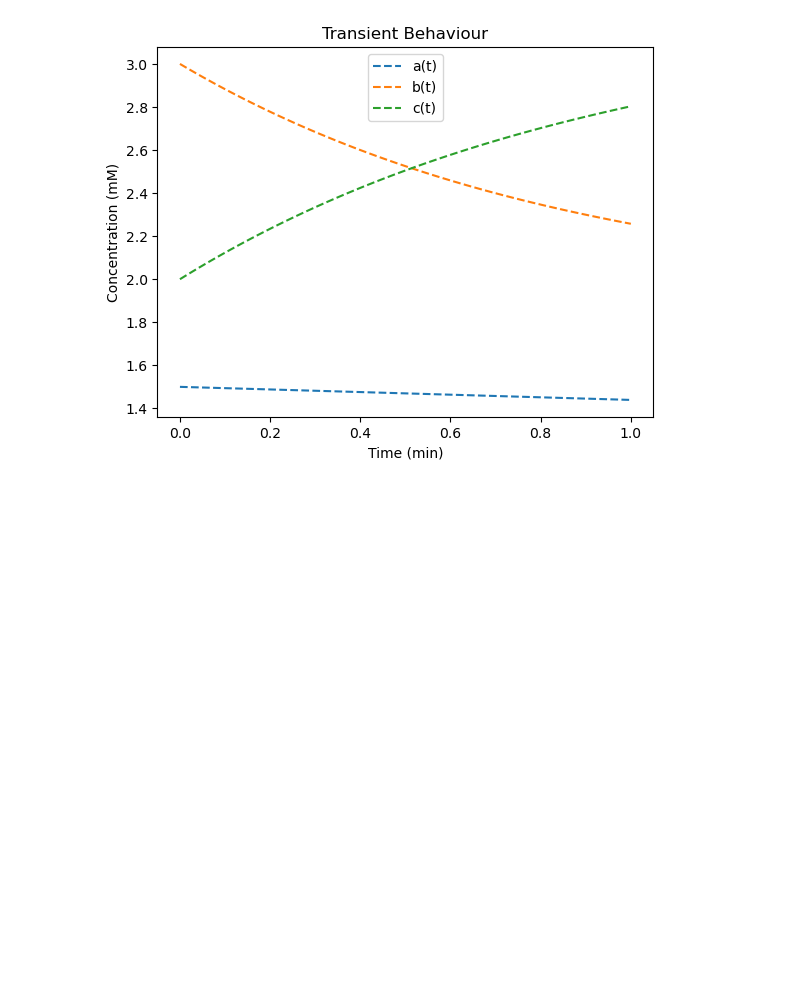
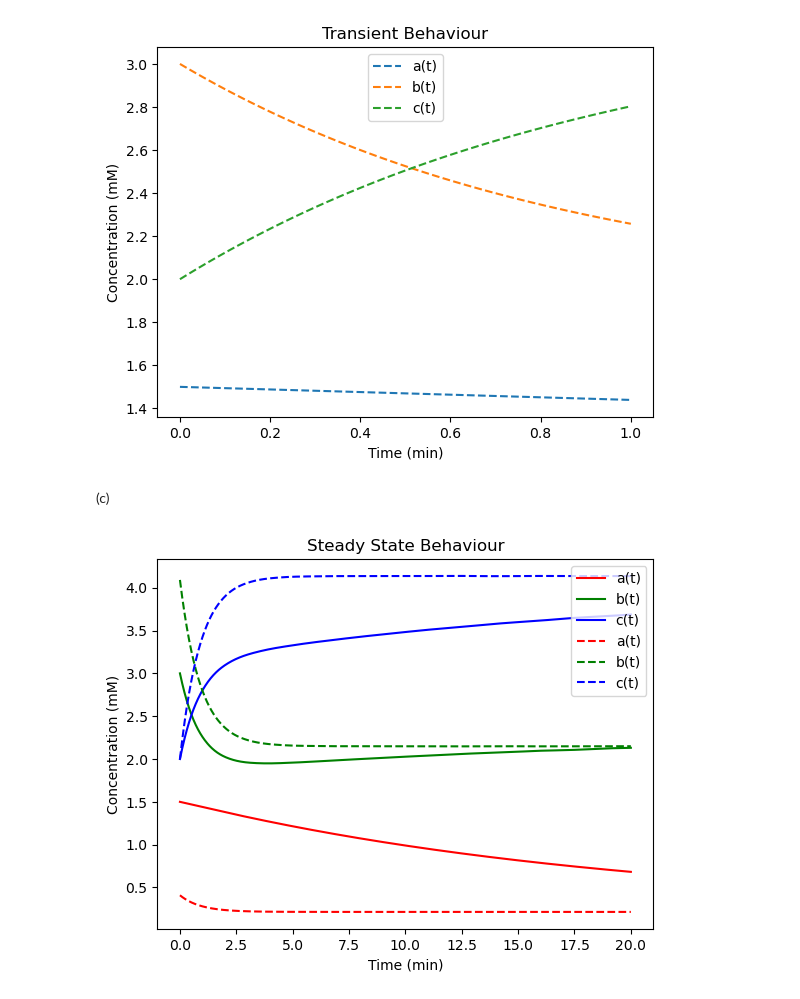
Before and after one commit to maxwellyue1/AMATH-882, a Jupyter notebook: Assignment_1.ipynb, the cells around one changed output. Cells and saved outputs as stored; diff of their text form; code cells hidden in the pictures; blank space fills up the shorter version.

```diff
--- a/Assignment_1.ipynb
+++ b/Assignment_1.ipynb
@@ -39,3 +39,34 @@ plt.legend()
 plt.show()
 # %% [output]
 [figure]
+# %% [markdown]
+(c)
+# %%
+def reduced_system(t, y):
+    dydt = [-7/10 * y[0] + 0.4 * y[1], 7/10 * y[0] - 0.4 * y[1]]
+    return dydt
+# %%
+y_0_reduced = [4.5, 2]
+time_scale = 20
+sampling_rate = 1000
+t_span1 = (0, time_scale)
+t_span1_reduced = (0, time_scale)  # Time span from 0 to 10
+# %%
+solution1 = solve_ivp(system, t_span1, y0, t_eval=np.linspace(0, time_scale, sampling_rate))
+solution1_reduced = solve_ivp(reduced_system, t_span1_reduced, y_0_reduced, t_eval=np.linspace(0, time_scale, sampling_rate))
+# %%
+plt.plot(solution1.t, solution1.y[0], label='a(t)', color='red')
+plt.plot(solution1.t, solution1.y[1], label='b(t)', color='green')
+plt.plot(solution1.t, solution1.y[2], label='c(t)', color='blue')
+
+plt.plot(solution1_reduced.t, 1/11*solution1_reduced.y[0], label='a(t)', linestyle='dashed', color='red')
+plt.plot(solution1_reduced.t, 10/11*solution1_reduced.y[0], label='b(t)', linestyle='dashed', color='green')
+plt.plot(solution1_reduced.t, solution1_reduced.y[1], label='c(t)', linestyle='dashed', color='blue')
+
+plt.xlabel('Time (min)')
+plt.ylabel('Concentration (mM)')
+plt.title('Steady State Behaviour')
+plt.legend()
+plt.show()
+# %% [output]
+[figure, added]
```
